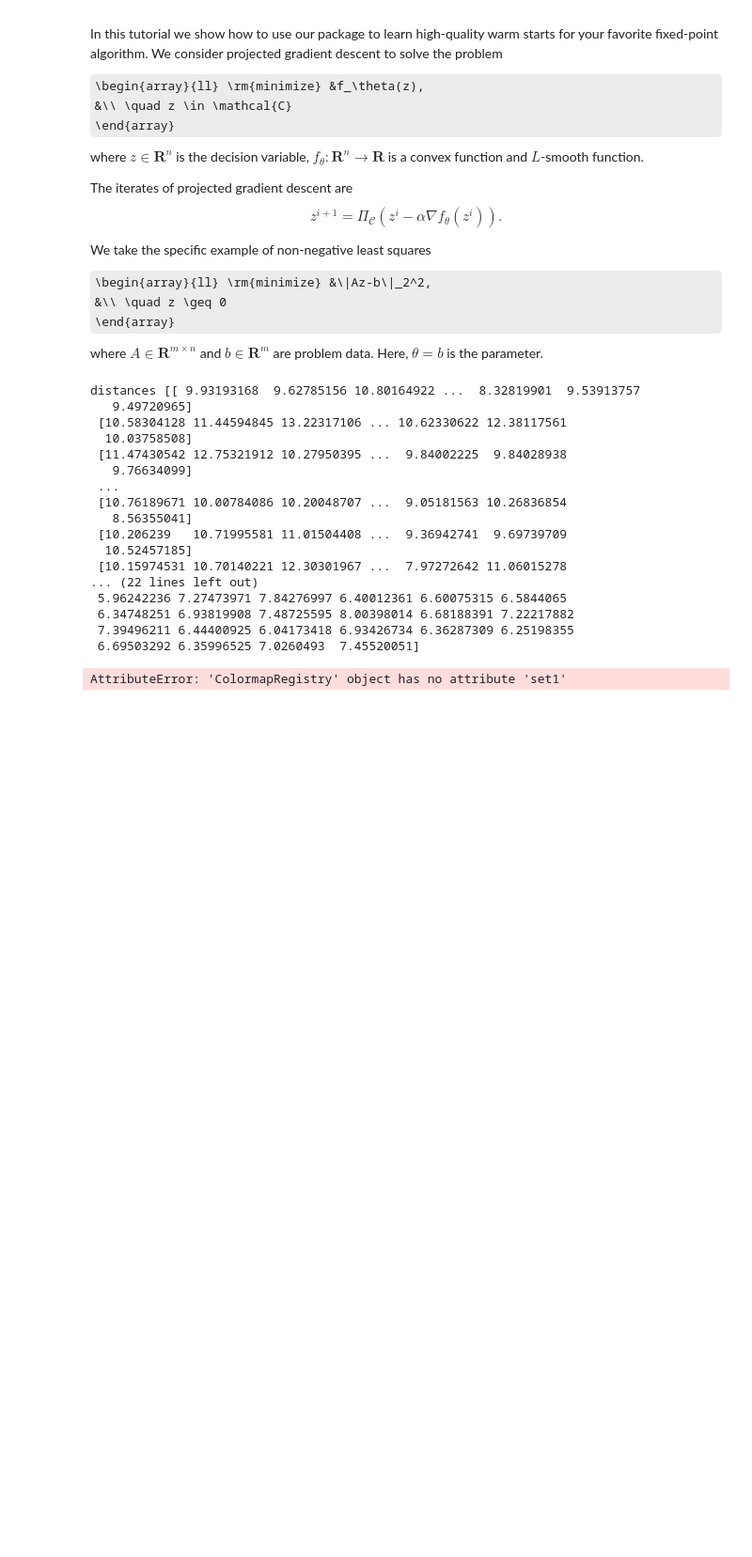
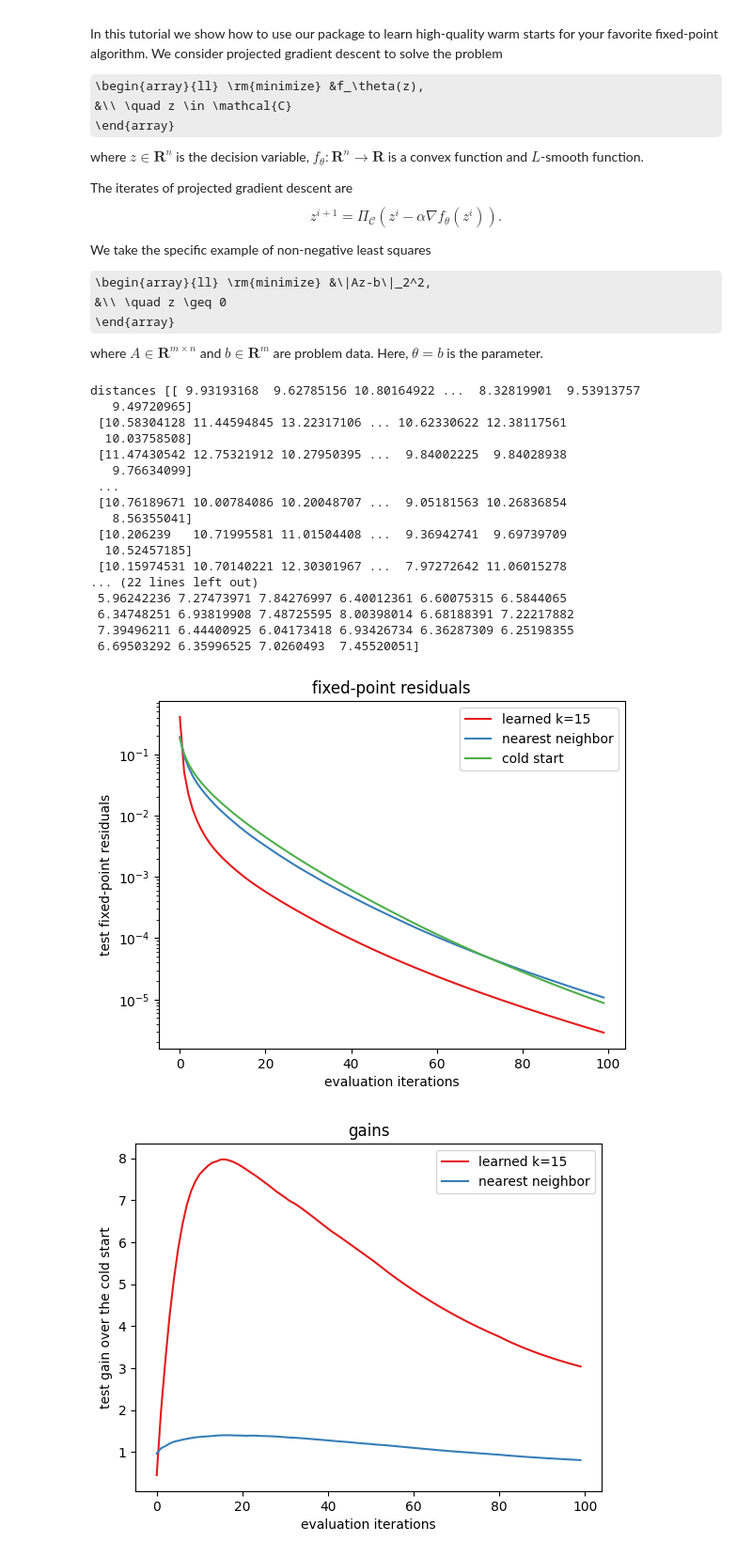
Before and after one commit to stellatogrp/l2ws, a Jupyter notebook: notebooks/favorite_algo_tutorial.ipynb, the cells around one changed output. Shown at 94% size. Saved outputs shown, nothing was run; the diff lists cells and outputs as text; code cells hidden in the pictures; some formulas as TeX source; blank space fills up the shorter version.

Commit message:
manually put in colors

```diff
--- a/notebooks/favorite_algo_tutorial.ipynb
+++ b/notebooks/favorite_algo_tutorial.ipynb
@@ -168,39 +163,41 @@ final_eval_out = proj_gd_model.evaluate(
     k, test_inputs, b_mat_test, z_stars=z_stars_test, fixed_ws=False, tag='test')
 final_test_losses = final_eval_out[1][1].mean(axis=0)
 # %%
-colors = plt.cm.Set1
+cmap = plt.cm.Set1
+colors = [cmap.colors[i] for i in range(8)]
 
-plt.plot(final_test_losses, label=f"learned k={train_unrolls}")
-plt.plot(nn_losses, label='nearest neighbor')
-plt.plot(init_test_losses, label='cold start')
+plt.plot(final_test_losses, label=f"learned k={train_unrolls}", color=colors[0])
+plt.plot(nn_losses, label='nearest neighbor', color=colors[1])
+plt.plot(init_test_losses, label='cold start', color=colors[2])
 plt.yscale('log')
 plt.title('fixed-point residuals')
 plt.ylabel('test fixed-point residuals')
 plt.xlabel('evaluation iterations')
 plt.legend()
 plt.show()
 
-plt.plot(init_test_losses / final_test_losses, label=f"learned k={train_unrolls}")
-plt.plot(init_test_losses / nn_losses, label='nearest neighbor')
+plt.plot(init_test_losses / final_test_losses, label=f"learned k={train_unrolls}", color=colors[0])
+plt.plot(init_test_losses / nn_losses, label='nearest neighbor', color=colors[1])
 plt.title('gains')
 plt.ylabel('test gain over the cold start')
 plt.xlabel('evaluation iterations')
 plt.legend()
 plt.show()
 
 label=r'train loss: $\ell^{\rm reg}_\theta$ in this case' if supervised else r'train loss: $\ell^{\rm fp}_\theta$ in this case'
-plt.plot(train_losses, label=label, color='magenta')
+plt.plot(train_losses, label=label, color=colors[4])
 plt.yscale('log')
 test_losses = np.array([init_test_losses[train_unrolls], final_test_losses[train_unrolls]])
 epochs_array = np.array([0, num_epochs])
 
 test_label = r'test fixed-point residual: $\ell^{\rm fp}_\theta$'
-plt.plot(epochs_array, test_losses, label=test_label, color='brown')
+plt.plot(epochs_array, test_losses, label=test_label, color=colors[3])
 plt.ylabel('loss')
 plt.xlabel('epochs')
 plt.yscale('log')
 plt.title('training and test losses')
 plt.legend()
 plt.show()
 # %% [output]
-AttributeError: 'ColormapRegistry' object has no attribute 'set1'
+[figure, added]
+[figure, added]
```
Also changed, not shown: parts of 4 cells of this notebook, 1 other file.
